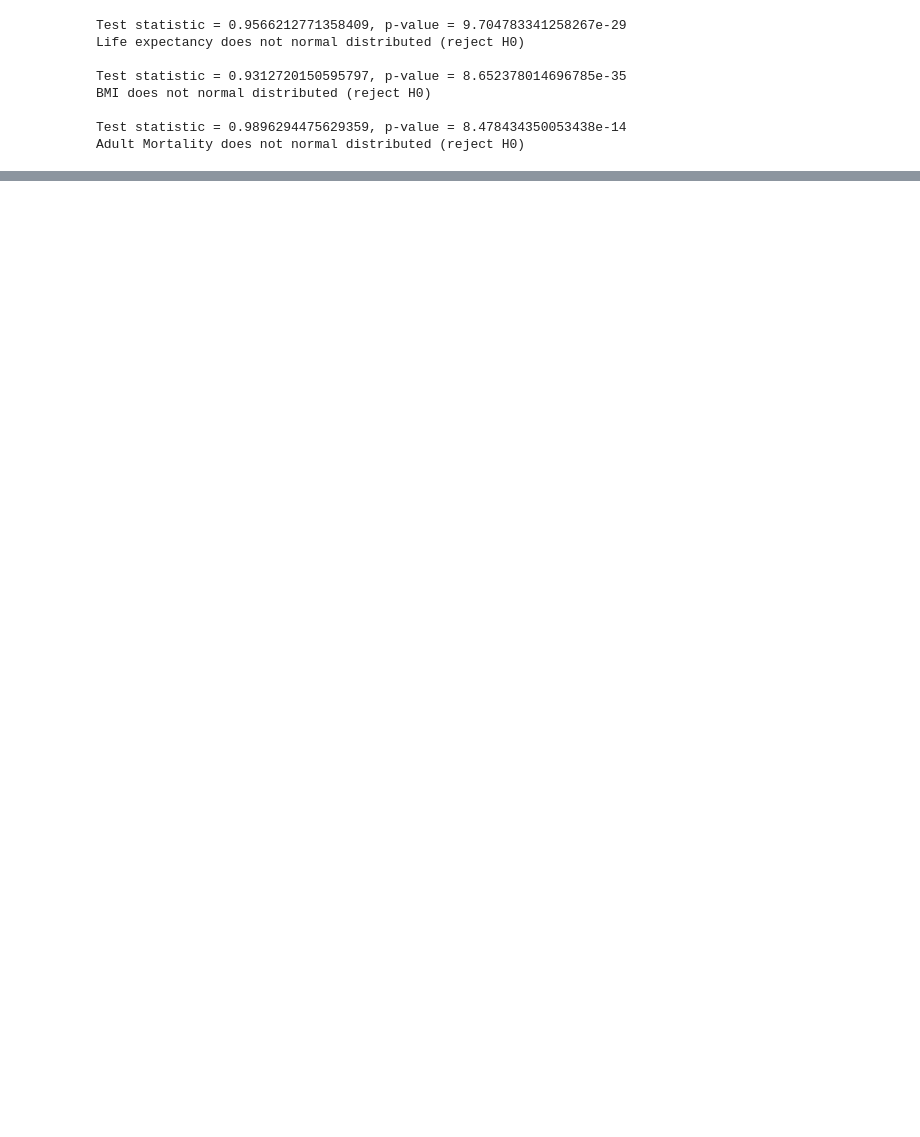
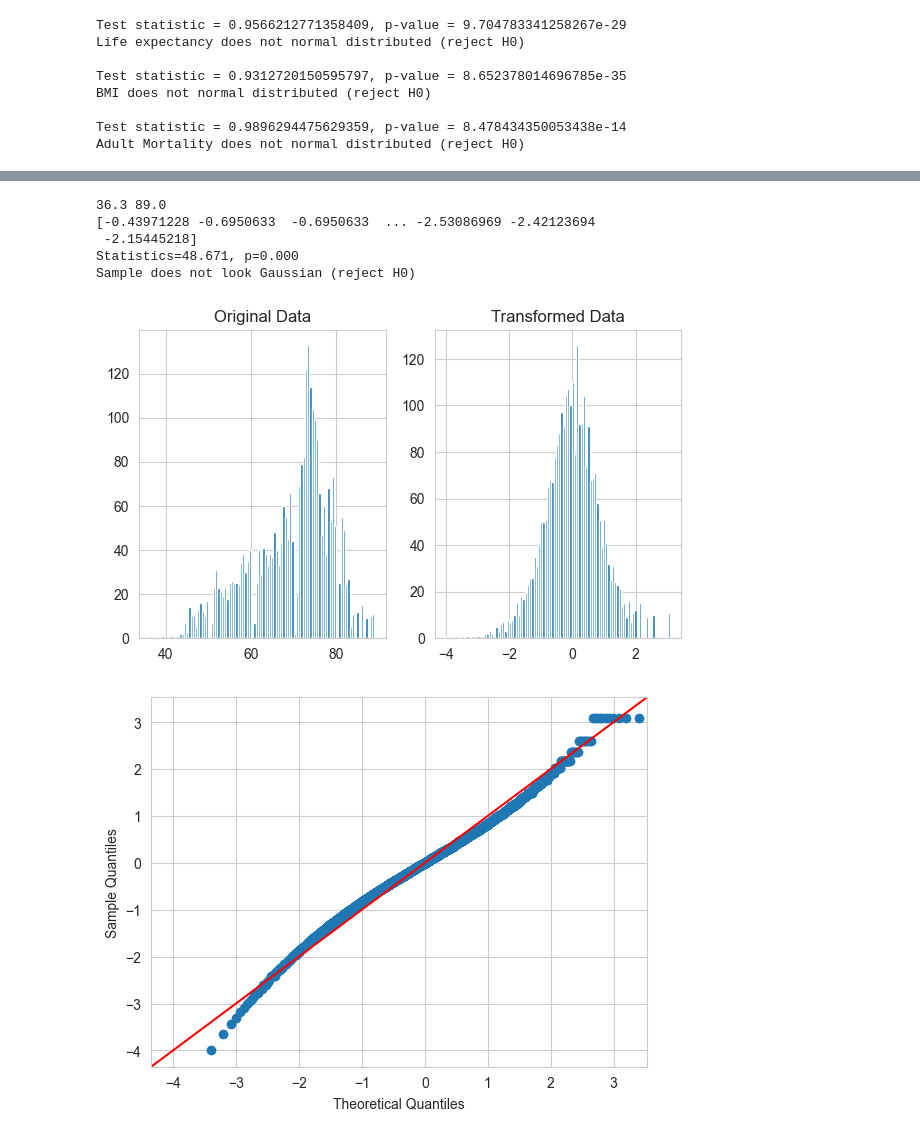
Before and after one commit to ov3ipo/SM_Project, a Jupyter notebook: final.ipynb, the cells around one changed output, grey strips where cells are left out. Cells and saved outputs as stored; diff of their text form; code cells hidden in the pictures; blank space fills up the shorter version.

```diff
--- a/final.ipynb
+++ b/final.ipynb
@@ -444,0 +556,34 @@ Adult Mortality does not normal distributed (reject H0)
+# %%
+x = df_regress['Life expectancy']
+n = len(x)
+from scipy import stats
+y = (stats.rankdata(x)/(n+1))*2 -1
+print(np.min(x), np.max(x))
+y = np.arctanh(y)
+y = np.asarray(y)
+print(y)
+
+
+fig,ax = plt.subplots(1,2,figsize = (7,4))
+ax[0].hist(x,bins=100 )
+ax[0].set_title('Original Data')
+ax[1].hist(y,bins=100 )
+ax[1].set_title('Transformed Data')
+sm.qqplot(y, line='45');
+from scipy.stats import normaltest
+stat, p = normaltest(y)
+print('Statistics=%.3f, p=%.3f' % (stat, p))
+# interpret
+alpha = 0.05
+if p > alpha:
+ print('Sample looks Gaussian (fail to reject H0)')
+else:
+ print('Sample does not look Gaussian (reject H0)')
+# %% [output]
+36.3 89.0
+[-0.43971228 -0.6950633  -0.6950633  ... -2.53086969 -2.42123694
+ -2.15445218]
+Statistics=48.671, p=0.000
+Sample does not look Gaussian (reject H0)
+[figure, added]
+[figure, added]
```
Also changed, not shown: parts of 26 cells of this notebook.
